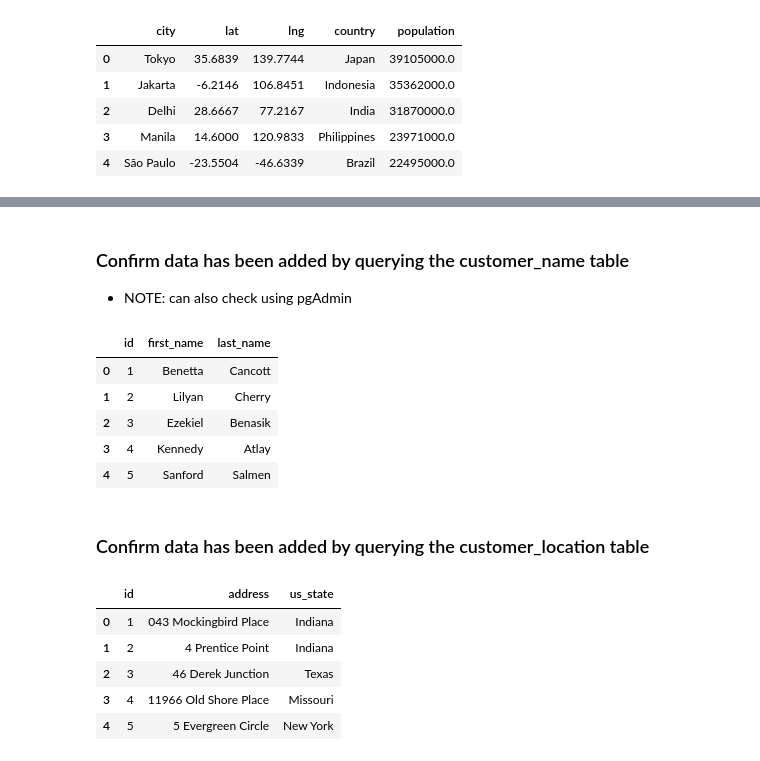
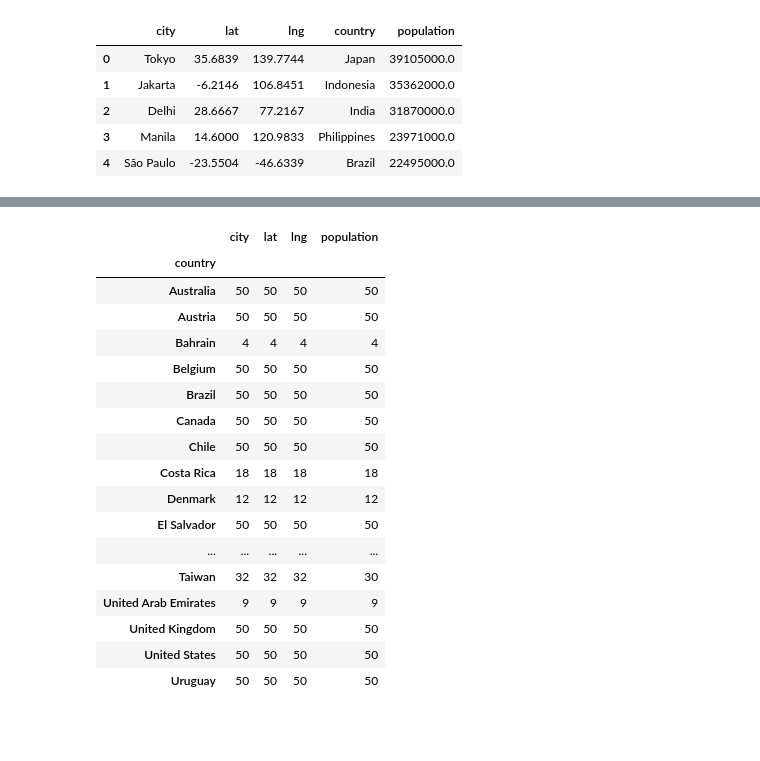
Before and after one commit to zwcrowley/Project_2_ETL_KPflugi_ZCrowley, a Jupyter notebook: zack_api_etl_proj2.ipynb, the cells around one changed output, grey strips where cells are left out. Saved outputs shown, nothing was run; the diff lists cells and outputs as text; code cells hidden in the pictures; blank space fills up the shorter version.

```diff
--- a/zack_api_etl_proj2.ipynb
+++ b/zack_api_etl_proj2.ipynb
@@ -160,23 +117,22 @@ new_customer_location_df.to_sql(name='customer_location', con=engine, if_exists=
-# %% [markdown]
-### Confirm data has been added by querying the customer_name table
-* NOTE: can also check using pgAdmin
-# %%
-pd.read_sql_query('select * from customer_name', con=engine).head()
-# %% [output]
-|  | id | first_name | last_name |
-| 0 | 1 | Benetta | Cancott |
-| 1 | 2 | Lilyan | Cherry |
-| 2 | 3 | Ezekiel | Benasik |
-| 3 | 4 | Kennedy | Atlay |
-| 4 | 5 | Sanford | Salmen |
-# %% [markdown]
-### Confirm data has been added by querying the customer_location table
-# %%
-pd.read_sql_query('select * from customer_location', con=engine).head()
-# %% [output]
-|  | id | address | us_state |
-| 0 | 1 | 043 Mockingbird Place | Indiana |
-| 1 | 2 | 4 Prentice Point | Indiana |
-| 2 | 3 | 46 Derek Junction | Texas |
-| 3 | 4 | 11966 Old Shore Place | Missouri |
-| 4 | 5 | 5 Evergreen Circle | New York |
+# %%
+# Count of cities grouped by country:
+top_cities_data_df.groupby("country").count()
+# %% [output]
+|  | city | lat | lng | population |
+| country |  |  |  |  |
+| Australia | 50 | 50 | 50 | 50 |
+| Austria | 50 | 50 | 50 | 50 |
+| Bahrain | 4 | 4 | 4 | 4 |
+| Belgium | 50 | 50 | 50 | 50 |
+| Brazil | 50 | 50 | 50 | 50 |
+| Canada | 50 | 50 | 50 | 50 |
+| Chile | 50 | 50 | 50 | 50 |
+| Costa Rica | 18 | 18 | 18 | 18 |
+| Denmark | 12 | 12 | 12 | 12 |
+| El Salvador | 50 | 50 | 50 | 50 |
+| ... | ... | ... | ... | ... |
+| Taiwan | 32 | 32 | 32 | 30 |
+| United Arab Emirates | 9 | 9 | 9 | 9 |
+| United Kingdom | 50 | 50 | 50 | 50 |
+| United States | 50 | 50 | 50 | 50 |
+| Uruguay | 50 | 50 | 50 | 50 |
```
Also changed, not shown: parts of 20 cells of this notebook.
